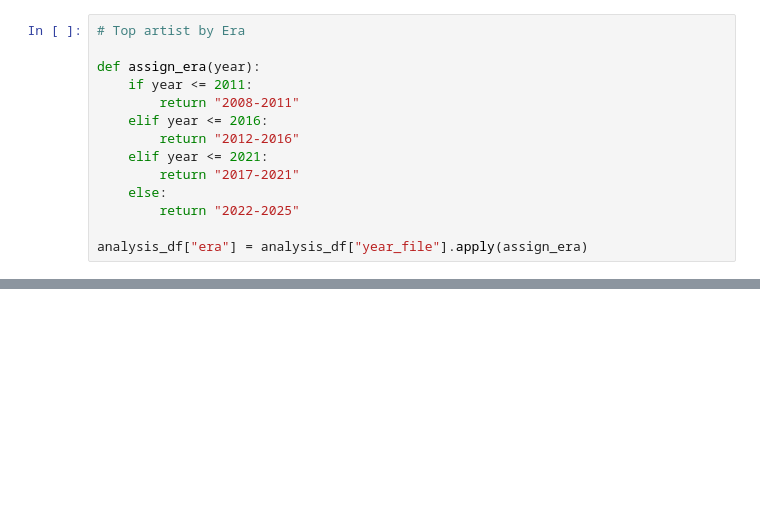
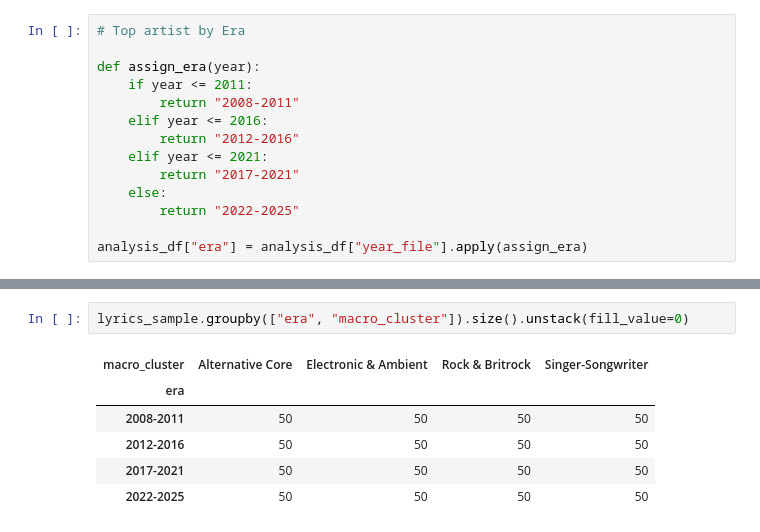
Before and after one commit to fredzell/music-mood-profiler, a Jupyter notebook: notebooks/08_lyrics_collection.ipynb, the cells around one changed output, grey strips where cells are left out. Cells and saved outputs as stored; diff of their text form; blank space fills up the shorter version.

```diff
--- a/notebooks/08_lyrics_collection.ipynb
+++ b/notebooks/08_lyrics_collection.ipynb
@@ -81,0 +95,9 @@ analysis_df.duplicated(["artist_clean", "track_clean"]).sum()
+# %%
+lyrics_sample.groupby(["era", "macro_cluster"]).size().unstack(fill_value=0)
+# %% [output]
+| macro_cluster | Alternative Core | Electronic & Ambient | Rock & Britrock | Singer-Songwriter |
+| era |  |  |  |  |
+| 2008-2011 | 50 | 50 | 50 | 50 |
+| 2012-2016 | 50 | 50 | 50 | 50 |
+| 2017-2021 | 50 | 50 | 50 | 50 |
+| 2022-2025 | 50 | 50 | 50 | 50 |
```
Also changed, not shown: parts of 40 cells of this notebook.
